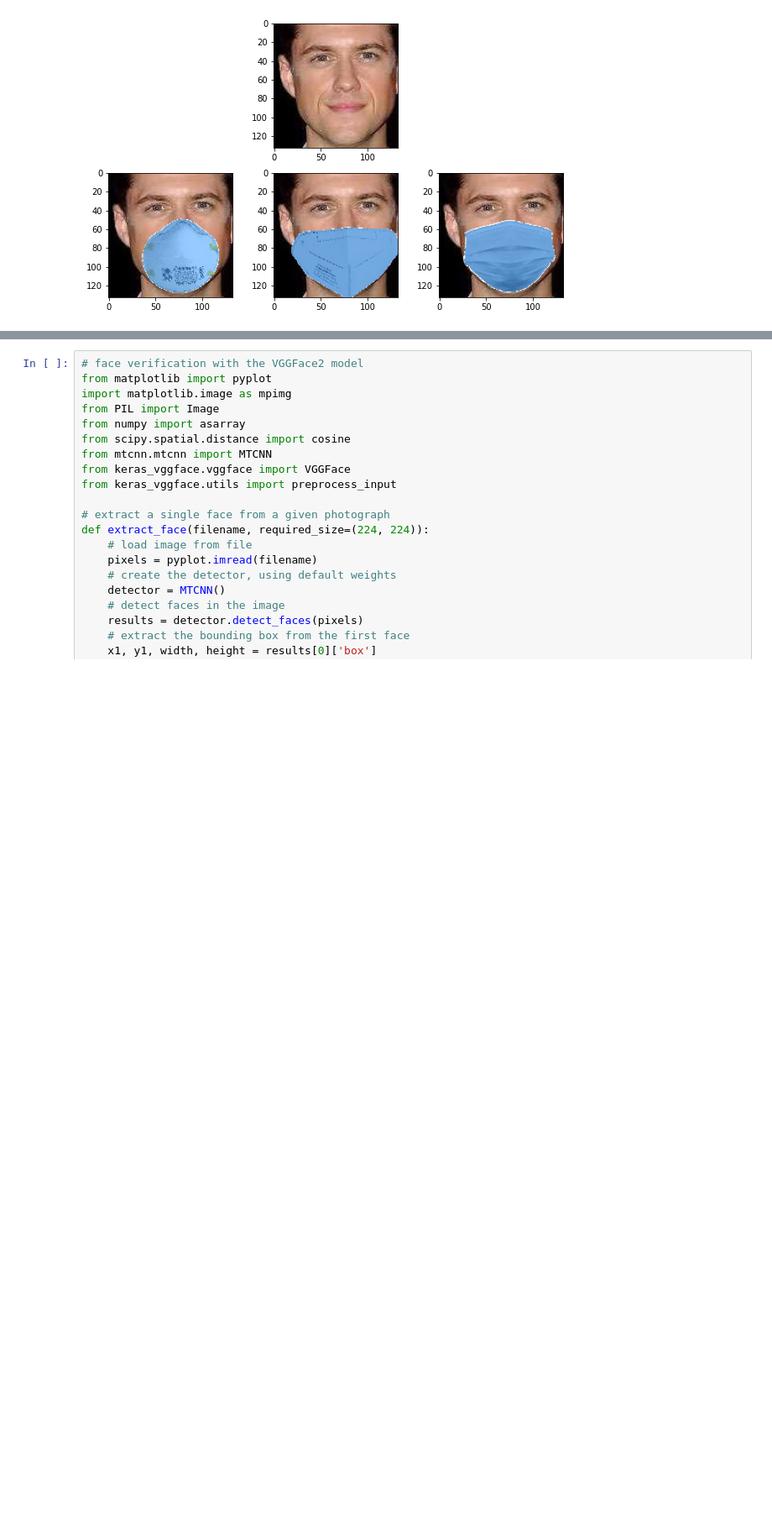
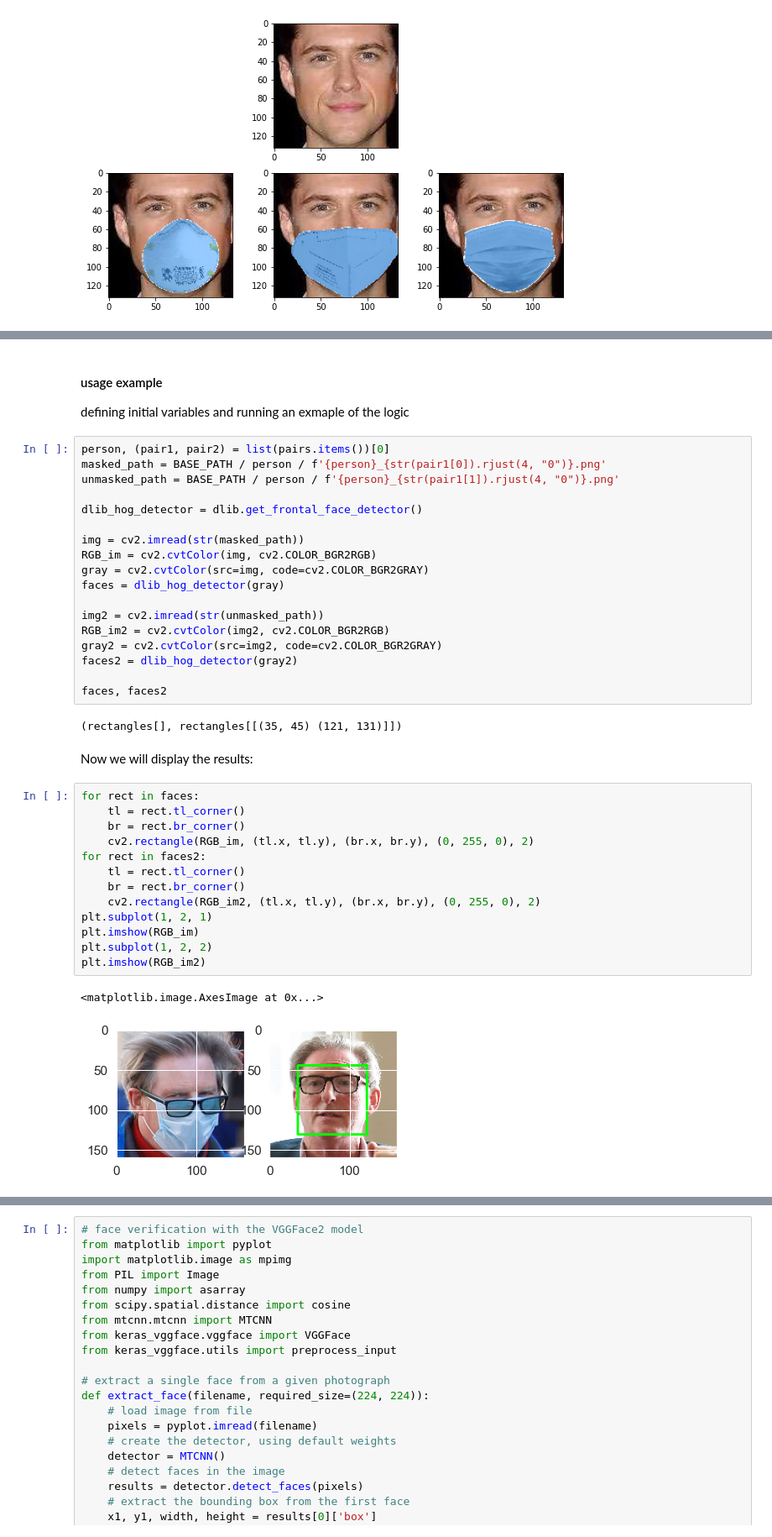
Before and after one commit to ofekari/MaskedFaceDetection, a Jupyter notebook: MaskedFaceDetectionNotebook.ipynb, the cells around one changed output, grey strips where cells are left out. Shown at 84% size. Drawn from its saved outputs; the diff is of its cells as text; blank space fills up the shorter version.

```diff
--- a/MaskedFaceDetectionNotebook.ipynb
+++ b/MaskedFaceDetectionNotebook.ipynb
@@ -706,0 +721,41 @@ We
+# %% [markdown]
+####  usage example
+defining initial variables and running an exmaple of the logic
+# %%
+person, (pair1, pair2) = list(pairs.items())[0]
+masked_path = BASE_PATH / person / f'{person}_{str(pair1[0]).rjust(4, "0")}.png'
+unmasked_path = BASE_PATH / person / f'{person}_{str(pair1[1]).rjust(4, "0")}.png'
+
+dlib_hog_detector = dlib.get_frontal_face_detector()
+
+img = cv2.imread(str(masked_path))
+RGB_im = cv2.cvtColor(img, cv2.COLOR_BGR2RGB)
+gray = cv2.cvtColor(src=img, code=cv2.COLOR_BGR2GRAY)
+faces = dlib_hog_detector(gray)
+
+img2 = cv2.imread(str(unmasked_path))
+RGB_im2 = cv2.cvtColor(img2, cv2.COLOR_BGR2RGB)
+gray2 = cv2.cvtColor(src=img2, code=cv2.COLOR_BGR2GRAY)
+faces2 = dlib_hog_detector(gray2)
+
+faces, faces2
+# %% [output]
+(rectangles[], rectangles[[(35, 45) (121, 131)]])
+# %% [markdown]
+Now we will display the results:
+# %%
+for rect in faces:
+    tl = rect.tl_corner()
+    br = rect.br_corner()
+    cv2.rectangle(RGB_im, (tl.x, tl.y), (br.x, br.y), (0, 255, 0), 2)
+for rect in faces2:
+    tl = rect.tl_corner()
+    br = rect.br_corner()
+    cv2.rectangle(RGB_im2, (tl.x, tl.y), (br.x, br.y), (0, 255, 0), 2)
+plt.subplot(1, 2, 1)
+plt.imshow(RGB_im)
+plt.subplot(1, 2, 2)
+plt.imshow(RGB_im2)
+# %% [output]
+<matplotlib.image.AxesImage at 0x...>
+[figure, added]
```
Also changed, not shown: parts of 76 cells of this notebook.
